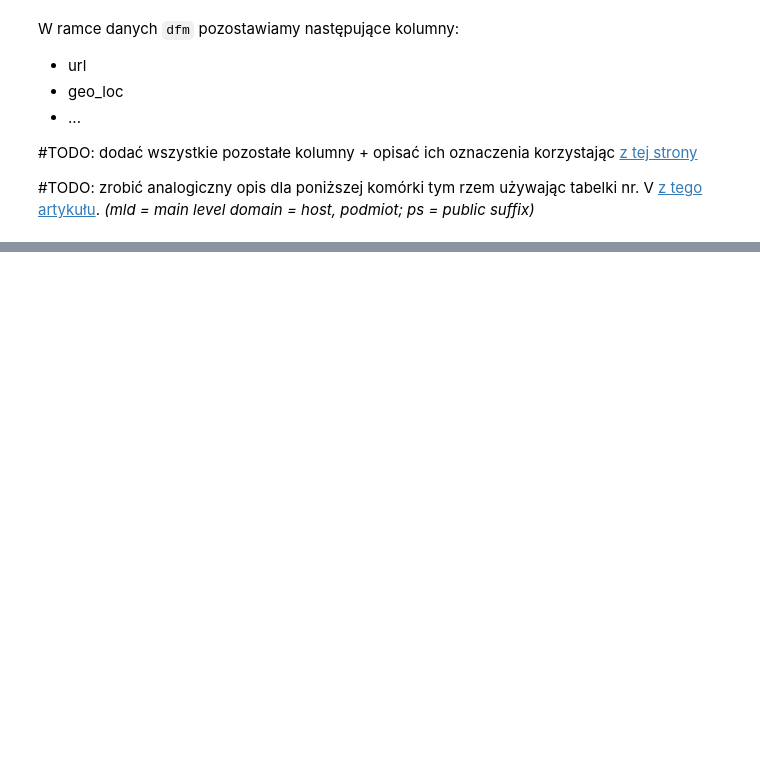
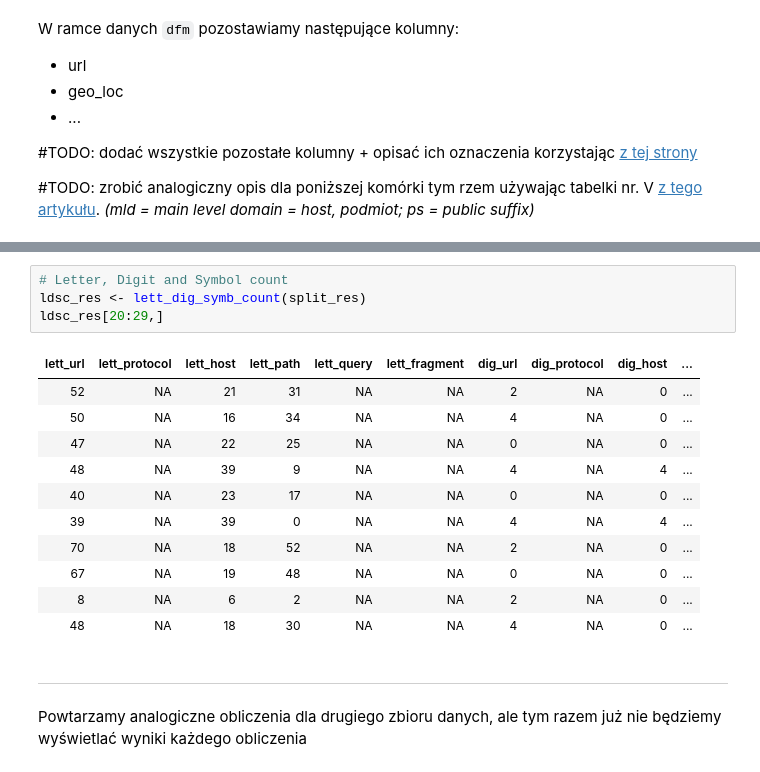
Before and after one commit to FrightenedFox/r-lab-project, a Jupyter notebook: data-visualization.ipynb, the cells around one changed output, grey strips where cells are left out. Cells and saved outputs as stored; diff of their text form; blank space fills up the shorter version.

```diff
--- a/data-visualization.ipynb
+++ b/data-visualization.ipynb
@@ -118,0 +176,19 @@ Bierzemy pod uwage następujące cechy każdej z wymienionych powyżej części:
+# %%
+# Letter, Digit and Symbol count
+ldsc_res <- lett_dig_symb_count(split_res)
+ldsc_res[20:29,]
+# %% [output]
+| lett_url | lett_protocol | lett_host | lett_path | lett_query | lett_fragment | dig_url | dig_protocol | dig_host | ... |
+| 52 | NA | 21 | 31 | NA | NA | 2 | NA | 0 | ... |
+| 50 | NA | 16 | 34 | NA | NA | 4 | NA | 0 | ... |
+| 47 | NA | 22 | 25 | NA | NA | 0 | NA | 0 | ... |
+| 48 | NA | 39 | 9 | NA | NA | 4 | NA | 4 | ... |
+| 40 | NA | 23 | 17 | NA | NA | 0 | NA | 0 | ... |
+| 39 | NA | 39 | 0 | NA | NA | 4 | NA | 4 | ... |
+| 70 | NA | 18 | 52 | NA | NA | 2 | NA | 0 | ... |
+| 67 | NA | 19 | 48 | NA | NA | 0 | NA | 0 | ... |
+| 8 | NA | 6 | 2 | NA | NA | 2 | NA | 0 | ... |
+| 48 | NA | 18 | 30 | NA | NA | 4 | NA | 0 | ... |
+# %% [markdown]
+---
+Powtarzamy analogiczne obliczenia dla drugiego zbioru danych, ale tym razem już nie będziemy wyświetlać wyniki każdego obliczenia
```
Also changed, not shown: parts of 15 cells of this notebook, 2 other files.
